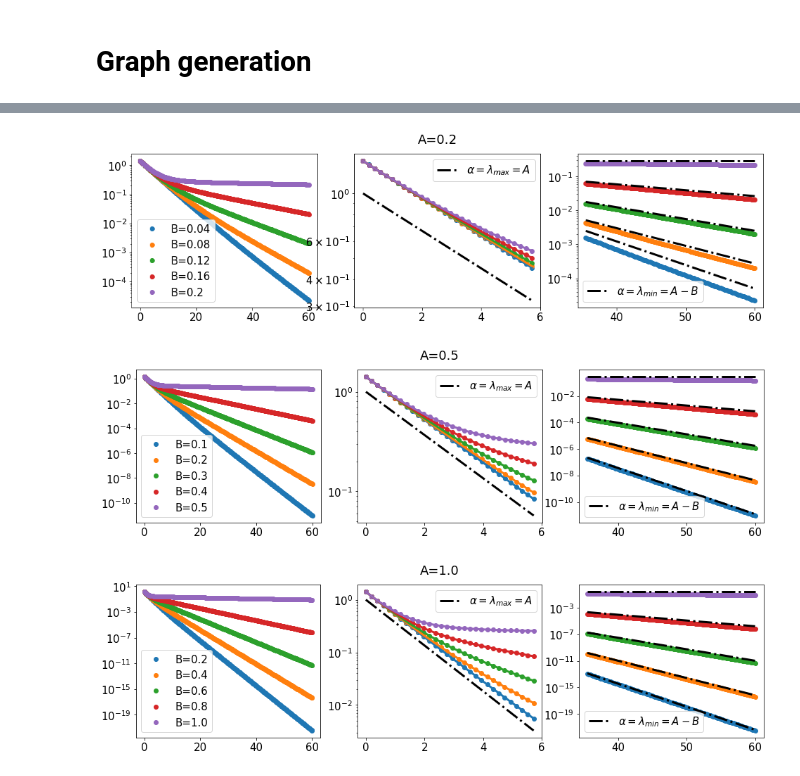
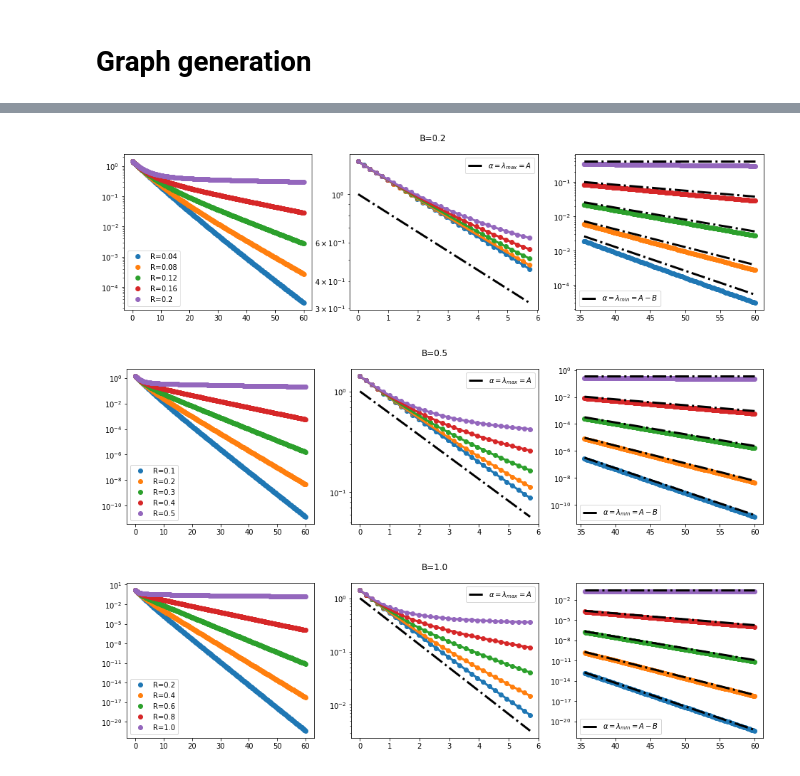
Before and after one commit to gbarzon/jacobian_geometry, a Jupyter notebook: Code_8thJune/Diffusion_stability.ipynb, the cells around one changed output, grey strips where cells are left out. Saved outputs shown, nothing was run; the diff lists cells and outputs as text; code cells hidden in the pictures.

```diff
--- a/Code_8thJune/Diffusion_stability.ipynb
+++ b/Code_8thJune/Diffusion_stability.ipynb
@@ -70,5 +62,5 @@ $$ \lambda_{min} = A-B$$
 # %%
-def Simu_diffu_params(G, infoG, params):
+def Simu_diffu_params(G, infoG, params, t_max = 1, t_n = 1):
     """
     Inputs: Network topology G
             infoG (list): Info about the network. infoG[0] = network_type; infoG[i>0] = parameters
@@ -81,7 +73,7 @@ def Simu_diffu_params(G, infoG, params):
 
     num_nodes = G.number_of_nodes()
     #num_time_points = 50 # small to decrease computational load
-    times_perturbation = np.linspace(0, num_nodes, num = (num_nodes+1)*5) #times at which we look how the perturbation evolves
+    times_perturbation = np.linspace(0, t_max*num_nodes, num = (num_nodes+1)*t_n) #times at which we look how the perturbation evolves
 
     if nx.is_connected(G) == 0:
         raise ValueError('The network should be in a single component. Exit!')
@@ -114,4 +106,4 @@ params_name = [param_1_name+'='+str(a)+','+param_2_name+'='+str(b) for a in para
 params_rows = [param_1_name+'='+str(a) for a in param_1]
 params_cols = [param_2_name+'='+str(b) for b in param_2]
 # %%
-dist_t, avg_dist_t, eigvals = Simu_diffu_params(G_gn, infoG_gn, params)
+dist_t, avg_dist_t, eigvals, times = Simu_diffu_params(G_gn, infoG_gn, params)
@@ -121,7 +131,7 @@ for i, param in enumerate(params):
 
     ### Average distance vs time
     plt.subplot(1,3,1)
-    plt.plot(dist_t[i])
+    plt.plot(times, dist_t[i])
 
     ### Average distance matrix
     plt.subplot(1,3,2)
@@ -132,7 +142,7 @@ for i, param in enumerate(params):
     plt.plot(eigvals[i].real, eigvals[i].imag, 'o')
     plt.axvline(param[0]-param[1])
 
-    plt.title(params_name[i])
+    plt.title('B='+str(param[0])+', R='+str(param[1]))
 
 plt.show()
 # %% [output]
@@ -201,7 +202,7 @@ for i, param in enumerate(params):
     plt.plot(eigvals[i].real, eigvals[i].imag, 'o')
     plt.axvline(param[0]-param[1])
 
-    plt.title('A='+str(param[0])+', B='+str(param[1]))
+    plt.title('B='+str(param[0])+', R='+str(param[1]))
 
 plt.show()
 # %% [output]
@@ -228,10 +229,10 @@ for k, A in enumerate(params_a):
 
     plt.subplot(1,3,1)
 
-    plt.suptitle('A='+str(A))
+    plt.suptitle('B='+str(A))
 
     for i in range(k*5, (k+1)*5):
-        plt.plot(times, dist_t[i], 'o', label='B='+str(round(params[i][1],2)))
+        plt.plot(times, dist_t[i], 'o', label='R='+str(round(params[i][1],2)))
 
         plt.yscale('log')
 
@@ -239,36 +240,36 @@ for k, A in enumerate(params_a):
 
     plt.subplot(1,3,2)
 
     for i in range(k*5, (k+1)*5):
         plt.plot(times[:T], dist_t[i][:T])
         plt.scatter(times[:T], dist_t[i][:T])
 
         plt.yscale('log')
 
     plt.plot(times[:T], np.exp(-times[:T]*A), '-.', c='k', label=r'$\alpha=\lambda_{max}=A$')
     plt.legend()
 
     plt.subplot(1,3,3)
 
     for i in range(k*5, (k+1)*5):
         plt.plot(times[K:], dist_t[i][K:])
         plt.scatter(times[K:], dist_t[i][K:])
 
         coef = np.polyfit(times[K:], np.log(dist_t[i][K:]), deg=1)
 
         if i==k*5:
             plt.plot(times[K:], np.exp(coef[1])*np.exp(-times[K:]*eigvals[i][0].real), '-.', c='k', zorder=10, label=r'$\alpha=\lambda_{min}=A-B$')
         else:
             plt.plot(times[K:], np.exp(coef[1])*np.exp(-times[K:]*eigvals[i][0].real), '-.', c='k', zorder=10)
 
         plt.yscale('log')
     plt.legend()
 
 plt.show()
 # %% [output]
-[figure, old version]
+[figure, new version]
-[figure, old version]
+[figure, new version]
-[figure, old version]
+[figure, new version]
 # %%
 for i, dist in enumerate(dist_t[:5]):
     coef = np.polyfit(times[K:], np.log(dist[K:]), deg=1)
```
Also changed, not shown: parts of 26 cells of this notebook, 13 other files.
